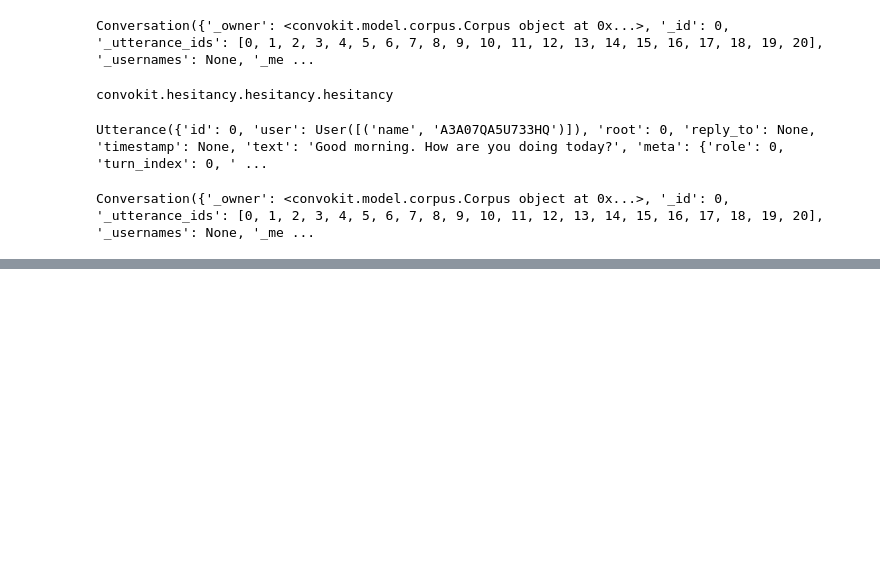
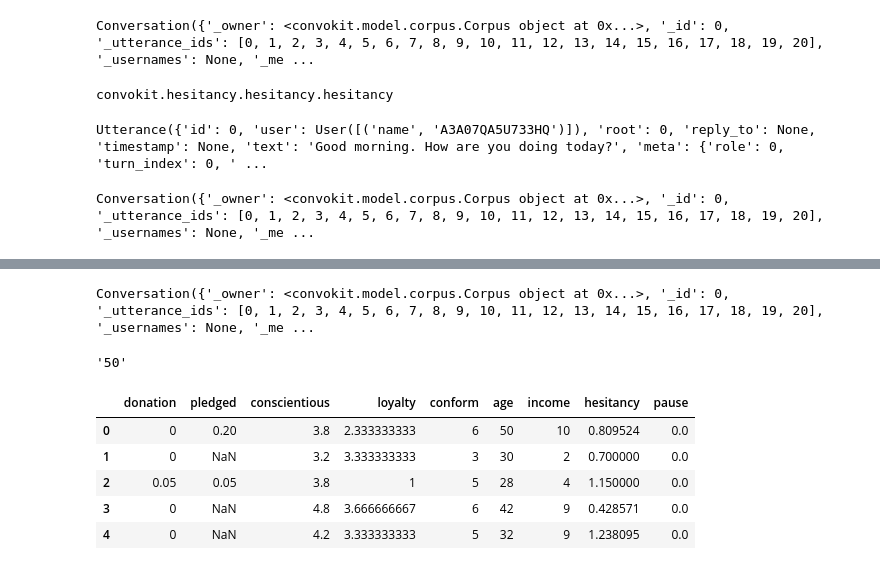
Before and after one commit to junfrankli/Cornell-Conversational-Analysis-Toolkit, a Jupyter notebook: datasets/persuasion_corpus/Transformer Creation - Grace.ipynb, the cells around one changed output, grey strips where cells are left out. Drawn from its saved outputs; the diff is of its cells as text; code cells hidden in the pictures; blank space fills up the shorter version.

```diff
--- a/datasets/persuasion_corpus/Transformer Creation - Grace.ipynb
+++ b/datasets/persuasion_corpus/Transformer Creation - Grace.ipynb
@@ -161,0 +160,56 @@ Conversation({'_owner': <convokit.model.corpus.Corpus object at 0x...>, '_id': 0
+# %%
+corpus_full = h.transform(persuasioncorpus)
+# %%
+corpus_full.get_conversation(0)
+# %% [output]
+Conversation({'_owner': <convokit.model.corpus.Corpus object at 0x...>, '_id': 0, '_utterance_ids': [0, 1, 2, 3, 4, 5, 6, 7, 8, 9, 10, 11, 12, 13, 14, 15, 16, 17, 18, 19, 20], '_usernames': None, '_me ...
+# %%
+persuadeeID = corpus_full.get_conversation(0)._meta['persuadee']
+persuadeeID
+corpus_full.get_user(persuadeeID).meta['age.x']
+# %% [output]
+'50'
+# %%
+final_amt = []
+pledged_amt = []
+conscientious = []
+loyalty = []
+conform = []
+age = []
+income = []
+gender = []
+hesitancy = []
+pause = []
+
+allconvoids = corpus_full.get_conversation_ids()
+for i in list(range(0, len(allconvoids))):
+    convo_id = allconvoids[i]
+    donation = corpus_full.get_conversation(convo_id)._meta['donation_amt']
+    pledge = corpus_full.get_conversation(convo_id)._meta['intended_amt']
+    final_amt.append(donation)
+    pledged_amt.append(pledge)
+    persuadeeID = corpus_full.get_conversation(convo_id)._meta['persuadee']
+
+    hesitancy.append(corpus_full.get_conversation(convo_id)._meta['Avg Hesitancy'])
+    pause.append(corpus_full.get_conversation(convo_id)._meta['Avg Pause'])
+    conscientious.append(corpus_full.get_user(persuadeeID).meta['conscientious.x'])
+    loyalty.append(corpus_full.get_user(persuadeeID).meta['loyalty.x'])
+    conform.append(corpus_full.get_user(persuadeeID).meta['conform.x'])
+    age.append(corpus_full.get_user(persuadeeID).meta['age.x'])
+    income.append(corpus_full.get_user(persuadeeID).meta['income.x'])
+    gender.append(corpus_full.get_user(persuadeeID).meta['sex.x'])
+# %%
+import pandas as pd
+
+df = pd.DataFrame({'donation': final_amt, 'pledged': pledged_amt, 'conscientious':conscientious,
+                  'loyalty': loyalty, 'conform': conform, 'age': age, 'income':income,
+                'hesitancy':hesitancy, 'pause':pause})
+# %%
+df.head(5)
+# %% [output]
+|  | donation | pledged | conscientious | loyalty | conform | age | income | hesitancy | pause |
+| 0 | 0 | 0.20 | 3.8 | 2.333333333 | 6 | 50 | 10 | 0.809524 | 0.0 |
+| 1 | 0 | NaN | 3.2 | 3.333333333 | 3 | 30 | 2 | 0.700000 | 0.0 |
+| 2 | 0.05 | 0.05 | 3.8 | 1 | 5 | 28 | 4 | 1.150000 | 0.0 |
+| 3 | 0 | NaN | 4.8 | 3.666666667 | 6 | 42 | 9 | 0.428571 | 0.0 |
+| 4 | 0 | NaN | 4.2 | 3.333333333 | 5 | 32 | 9 | 1.238095 | 0.0 |
```
Also changed, not shown: parts of 17 cells of this notebook.
